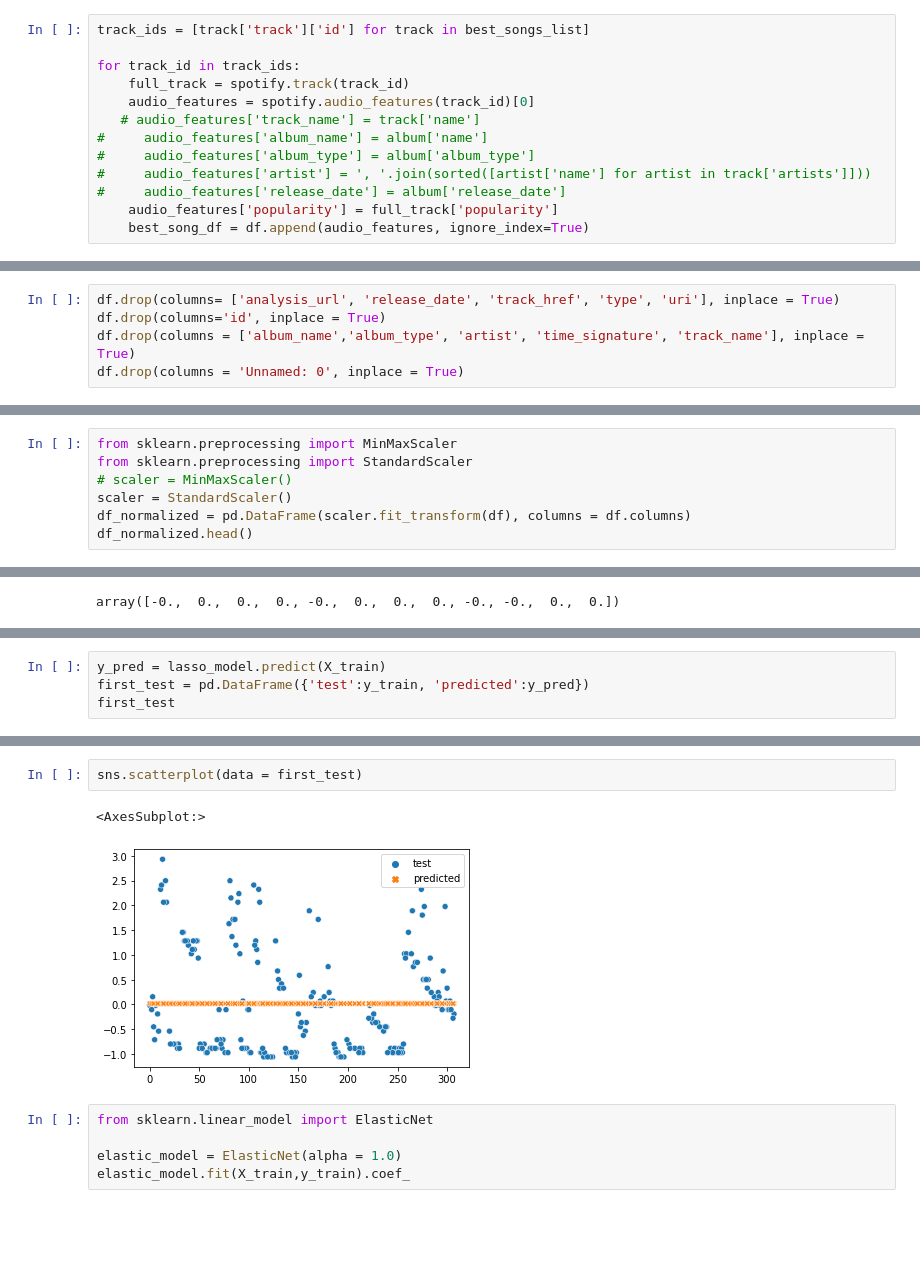
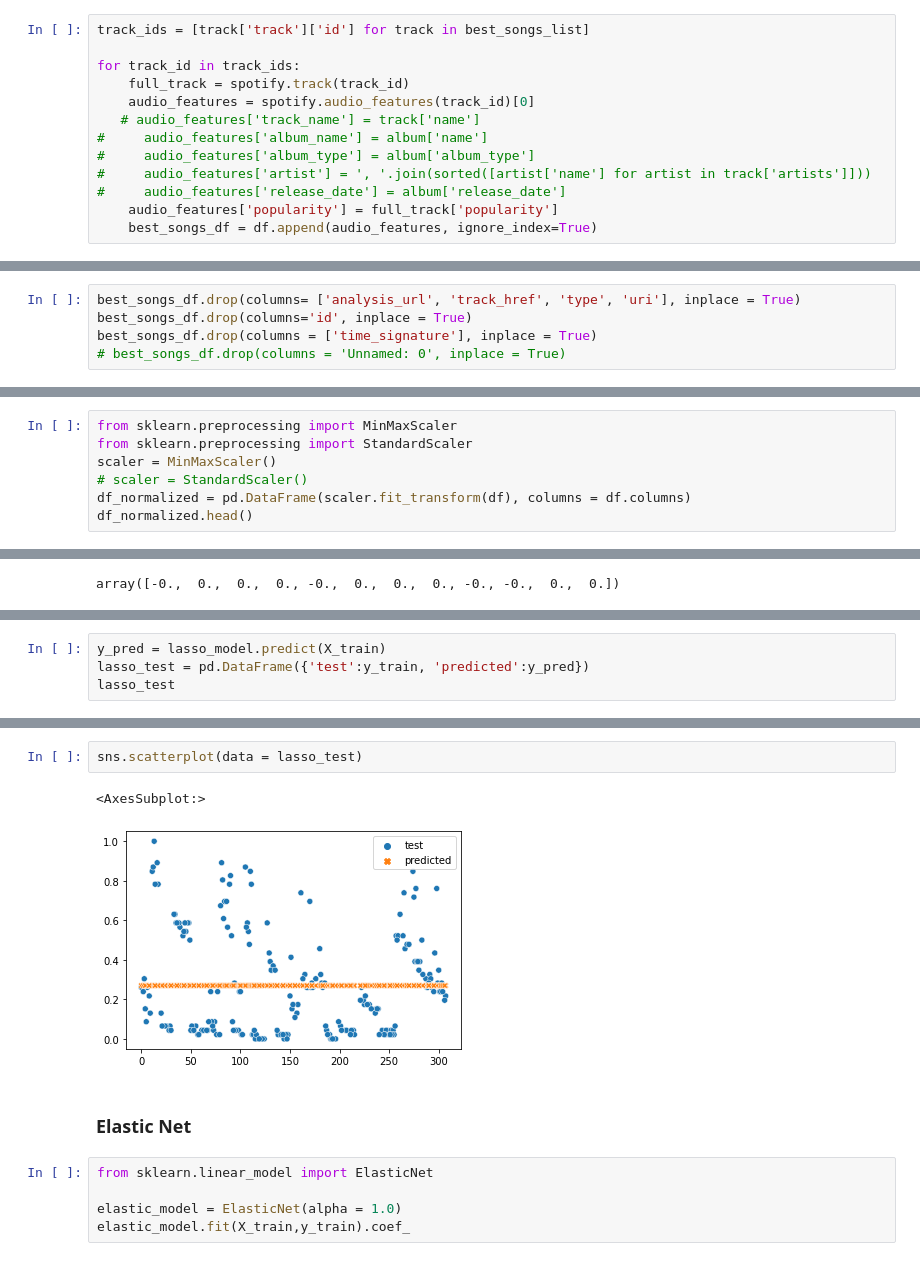
Before and after one commit to ninahew/music_machine, a Jupyter notebook: code/Marvelous Music Machine.ipynb, the cells around one changed output, grey strips where cells are left out. Drawn from its saved outputs; the diff is of its cells as text; blank space fills up the shorter version.

```diff
--- a/code/Marvelous Music Machine.ipynb
+++ b/code/Marvelous Music Machine.ipynb
@@ -107,4 +101,4 @@ for track_id in track_ids:
 #     audio_features['artist'] = ', '.join(sorted([artist['name'] for artist in track['artists']]))
 #     audio_features['release_date'] = album['release_date']
     audio_features['popularity'] = full_track['popularity']
-    best_song_df = df.append(audio_features, ignore_index=True)
+    best_songs_df = df.append(audio_features, ignore_index=True)
@@ -141,6 +132,6 @@ Index(['Unnamed: 0', 'acousticness', 'album_name', 'album_type',
       dtype='object')
 # %%
-df.drop(columns= ['analysis_url', 'release_date', 'track_href', 'type', 'uri'], inplace = True)
-df.drop(columns='id', inplace = True)
-df.drop(columns = ['album_name','album_type', 'artist', 'time_signature', 'track_name'], inplace = True)
-df.drop(columns = 'Unnamed: 0', inplace = True)
+best_songs_df.drop(columns= ['analysis_url', 'track_href', 'type', 'uri'], inplace = True)
+best_songs_df.drop(columns='id', inplace = True)
+best_songs_df.drop(columns = ['time_signature'], inplace = True)
+# best_songs_df.drop(columns = 'Unnamed: 0', inplace = True)
@@ -156,8 +147,8 @@ df.head()
 # %%
 from sklearn.preprocessing import MinMaxScaler
 from sklearn.preprocessing import StandardScaler
-# scaler = MinMaxScaler()
-scaler = StandardScaler()
+scaler = MinMaxScaler()
+# scaler = StandardScaler()
 df_normalized = pd.DataFrame(scaler.fit_transform(df), columns = df.columns)
 df_normalized.head()
 # %% [output]
@@ -236,6 +201,6 @@ Index(['acousticness', 'danceability', 'duration_ms', 'energy',
 # %%
 y_pred = lasso_model.predict(X_train)
-first_test = pd.DataFrame({'test':y_train, 'predicted':y_pred})
-first_test
+lasso_test = pd.DataFrame({'test':y_train, 'predicted':y_pred})
+lasso_test
 # %% [output]
 |  | test | predicted |
@@ -253,9 +218,11 @@ first_test
 215 rows × 2 columns
 # %%
-sns.scatterplot(data = first_test)
+sns.scatterplot(data = lasso_test)
 # %% [output]
 <AxesSubplot:>
-[figure, old version]
+[figure, new version]
+# %% [markdown]
+### Elastic Net
 # %%
 from sklearn.linear_model import ElasticNet
 
```
Also changed, not shown: parts of 47 cells of this notebook.
